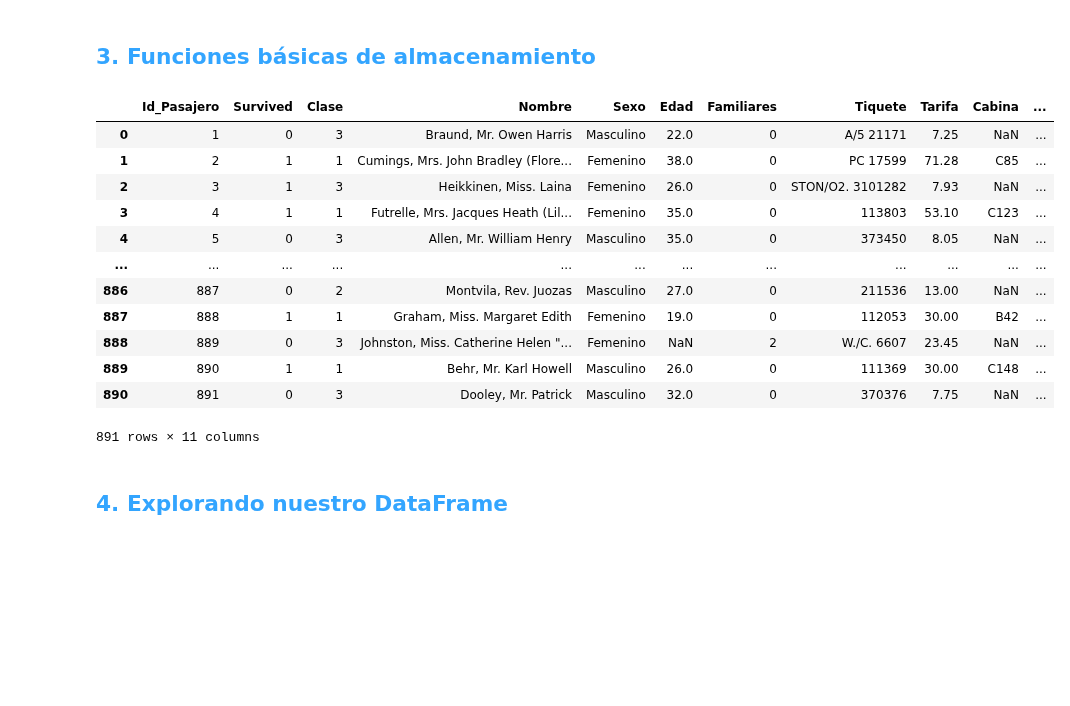
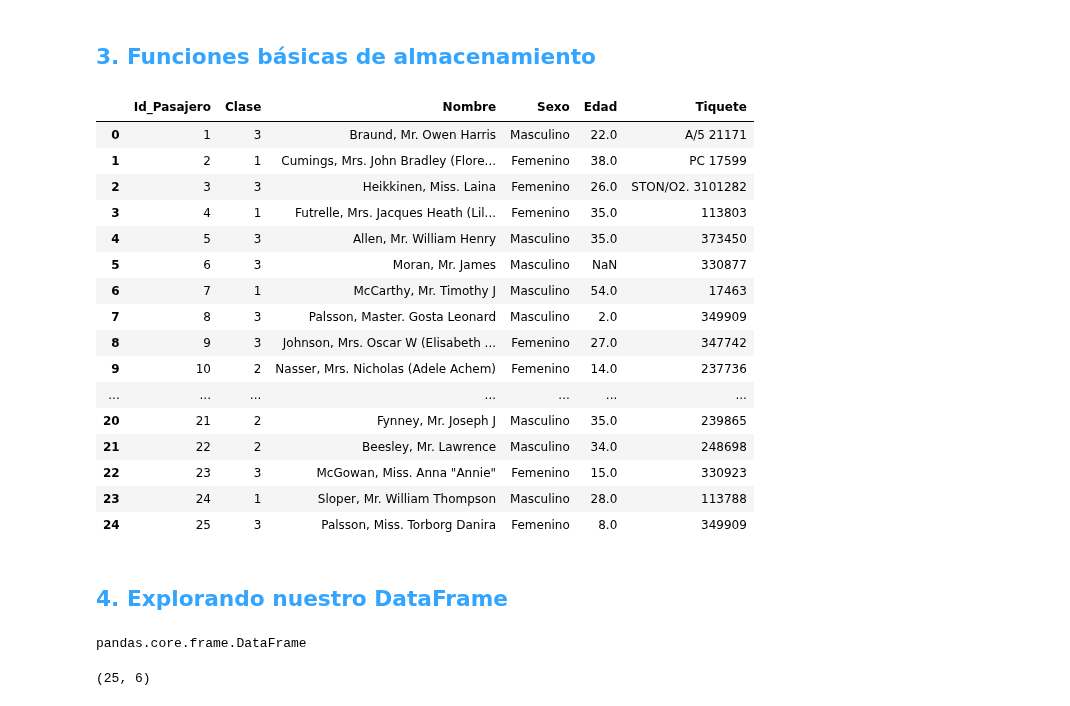
Before and after one commit to Michel-Macias/Pandas_Curso, a Jupyter notebook: PANDAS-main/Leer_datos.ipynb, the cells around one changed output. Saved outputs shown, nothing was run; the diff lists cells and outputs as text; code cells hidden in the pictures; blank space fills up the shorter version.

```diff
--- a/PANDAS-main/Leer_datos.ipynb
+++ b/PANDAS-main/Leer_datos.ipynb
@@ -276,22 +279,26 @@ df = pd.read_excel('titanic.xlsx', engine='openpyxl') # ,header = None, lista =
 # Ruta de la carpeta donde quiero guardar mis archivos exportados
 ruta = '/home/michel/Documentos/Analisis/'
 # %%
-# Cargamos el file en una variable
-titanic = pd.read_excel('titanic.xlsx')
+# Cargamos el file en una variable y lo modificamos al gusto
+titanic = pd.read_excel('titanic.xlsx', nrows=25, usecols=[0, 2, 3, 4, 5, 7]) # nrows para numero de filas, usecols para que columnas incluir
 titanic
 # %% [output]
-|  | Id_Pasajero | Survived | Clase | Nombre | Sexo | Edad | Familiares | Tiquete | Tarifa | Cabina | ... |
-| 0 | 1 | 0 | 3 | Braund, Mr. Owen Harris | Masculino | 22.0 | 0 | A/5 21171 | 7.25 | NaN | ... |
-| 1 | 2 | 1 | 1 | Cumings, Mrs. John Bradley (Flore... | Femenino | 38.0 | 0 | PC 17599 | 71.28 | C85 | ... |
-| 2 | 3 | 1 | 3 | Heikkinen, Miss. Laina | Femenino | 26.0 | 0 | STON/O2. 3101282 | 7.93 | NaN | ... |
-| 3 | 4 | 1 | 1 | Futrelle, Mrs. Jacques Heath (Lil... | Femenino | 35.0 | 0 | 113803 | 53.10 | C123 | ... |
-| 4 | 5 | 0 | 3 | Allen, Mr. William Henry | Masculino | 35.0 | 0 | 373450 | 8.05 | NaN | ... |
-| ... | ... | ... | ... | ... | ... | ... | ... | ... | ... | ... | ... |
-| 886 | 887 | 0 | 2 | Montvila, Rev. Juozas | Masculino | 27.0 | 0 | 211536 | 13.00 | NaN | ... |
-| 887 | 888 | 1 | 1 | Graham, Miss. Margaret Edith | Femenino | 19.0 | 0 | 112053 | 30.00 | B42 | ... |
-| 888 | 889 | 0 | 3 | Johnston, Miss. Catherine Helen "... | Femenino | NaN | 2 | W./C. 6607 | 23.45 | NaN | ... |
-| 889 | 890 | 1 | 1 | Behr, Mr. Karl Howell | Masculino | 26.0 | 0 | 111369 | 30.00 | C148 | ... |
-| 890 | 891 | 0 | 3 | Dooley, Mr. Patrick | Masculino | 32.0 | 0 | 370376 | 7.75 | NaN | ... |
+|  | Id_Pasajero | Clase | Nombre | Sexo | Edad | Tiquete |
+| 0 | 1 | 3 | Braund, Mr. Owen Harris | Masculino | 22.0 | A/5 21171 |
+| 1 | 2 | 1 | Cumings, Mrs. John Bradley (Flore... | Femenino | 38.0 | PC 17599 |
+| 2 | 3 | 3 | Heikkinen, Miss. Laina | Femenino | 26.0 | STON/O2. 3101282 |
+| 3 | 4 | 1 | Futrelle, Mrs. Jacques Heath (Lil... | Femenino | 35.0 | 113803 |
+| 4 | 5 | 3 | Allen, Mr. William Henry | Masculino | 35.0 | 373450 |
+| 5 | 6 | 3 | Moran, Mr. James | Masculino | NaN | 330877 |
+| 6 | 7 | 1 | McCarthy, Mr. Timothy J | Masculino | 54.0 | 17463 |
+| 7 | 8 | 3 | Palsson, Master. Gosta Leonard | Masculino | 2.0 | 349909 |
+| 8 | 9 | 3 | Johnson, Mrs. Oscar W (Elisabeth ... | Femenino | 27.0 | 347742 |
+| 9 | 10 | 2 | Nasser, Mrs. Nicholas (Adele Achem) | Femenino | 14.0 | 237736 |
+| ... | ... | ... | ... | ... | ... | ... |
+| 20 | 21 | 2 | Fynney, Mr. Joseph J | Masculino | 35.0 | 239865 |
+| 21 | 22 | 2 | Beesley, Mr. Lawrence | Masculino | 34.0 | 248698 |
+| 22 | 23 | 3 | McGowan, Miss. Anna "Annie" | Femenino | 15.0 | 330923 |
+| 23 | 24 | 1 | Sloper, Mr. William Thompson | Masculino | 28.0 | 113788 |
+| 24 | 25 | 3 | Palsson, Miss. Torborg Danira | Femenino | 8.0 | 349909 |
-891 rows × 11 columns
 # %%
 # Exportar archivo formato excel
@@ -307,7 +320,13 @@ titanic
 ## <font color=#33A5FF>****4. Explorando nuestro DataFrame****<tfont>
 # %%
 # Explorar datos opción dtypes
+type(titanic)
+# %% [output]
+pandas.core.frame.DataFrame
 # %%
 # Explorar datos opción shape
+titanic.shape
+# %% [output]
+(25, 6)
 # %%
 # Ver primeras filas datos opción head()
```
Also changed, not shown: parts of 13 cells of this notebook, 4 other files.
